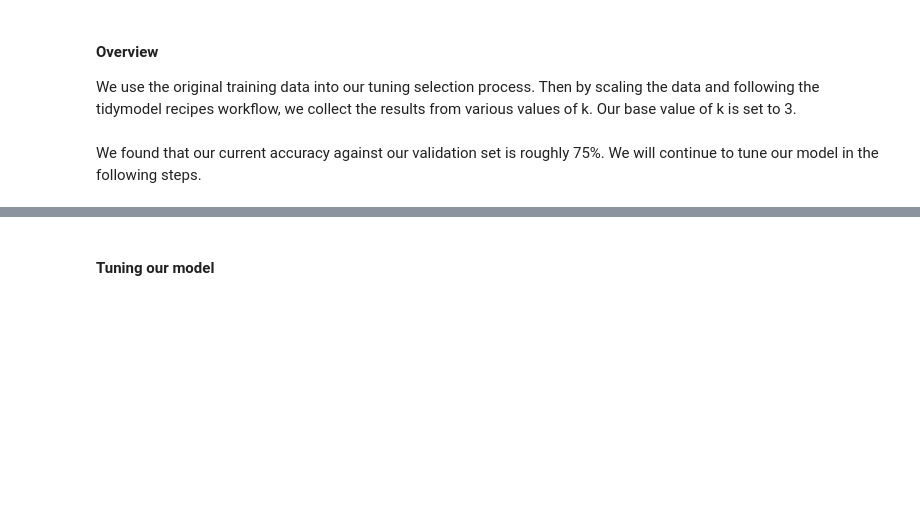
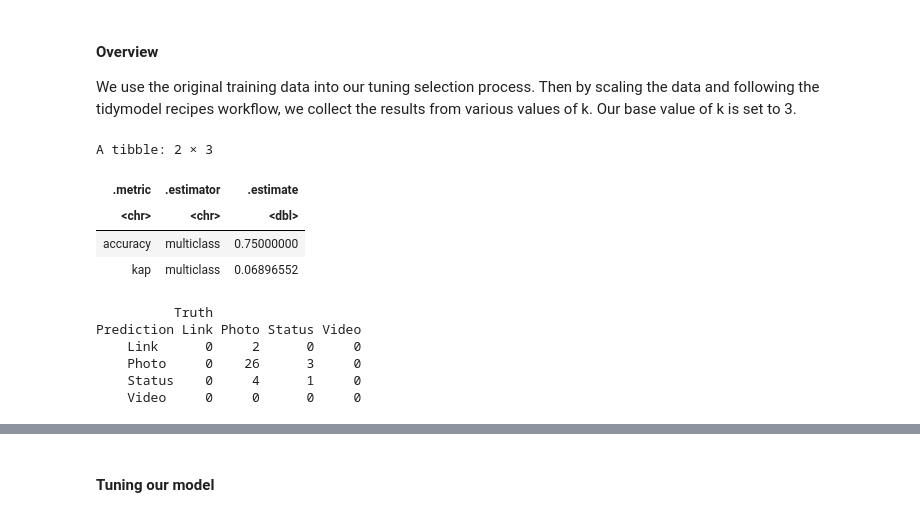
Before and after one commit to calamari99/Facebook-Post-Predictor, a Jupyter notebook: main.ipynb, the cells around one changed output, grey strips where cells are left out. Drawn from its saved outputs; the diff is of its cells as text; code cells hidden in the pictures; blank space fills up the shorter version.

```diff
--- a/main.ipynb
+++ b/main.ipynb
@@ -241,28 +397,41 @@ Our base value of k is set to 3.
 # %%
 knn_spec <- nearest_neighbor(weight_func = "rectangular", neighbors = 3) %>%
   set_engine("kknn") %>%
   set_mode("classification")
 
 unpaid_recipe <- recipe(Type ~
                         Lifetime_Post_Total_Reach + Lifetime_Post_Total_Impressions,
                         data = train_set_unpaid) %>%
   step_scale(all_predictors()) %>%
   step_center(all_predictors())
 
 unpaid_fit <- workflow() %>%
       add_recipe(unpaid_recipe) %>%
       add_model(knn_spec) %>%
       # fit(data = upsampled_cancer)
       fit(data = train_set_unpaid)
 
       #fit_resamples(resamples = unpaid_vfold)
 
 unpaid_val_predicted <- predict(unpaid_fit, val_set_unpaid) %>%
     bind_cols(val_set_unpaid)
 
 unpaid_prediction_accuracy <- unpaid_val_predicted %>%
     metrics(truth = Type, estimate = .pred_class)
 
 unpaid_prediction_accuracy
+
+unpaid_val_predicted %>%
+  conf_mat(truth = Type, estimate = .pred_class)
+# %% [output]
+A tibble: 2 × 3
+| .metric | .estimator | .estimate |
+| <chr> | <chr> | <dbl> |
+| accuracy | multiclass | 0.75000000 |
+| kap | multiclass | 0.06896552 |
+          Truth
+Prediction Link Photo Status Video
+    Link      0     2      0     0
+    Photo     0    26      3     0
+    Status    0     4      1     0
+    Video     0     0      0     0
-# %% [markdown]
-We found that our current accuracy against our validation set is roughly 75%. We will continue to tune our model in the following steps.
```
Also changed, not shown: parts of 20 cells of this notebook.
